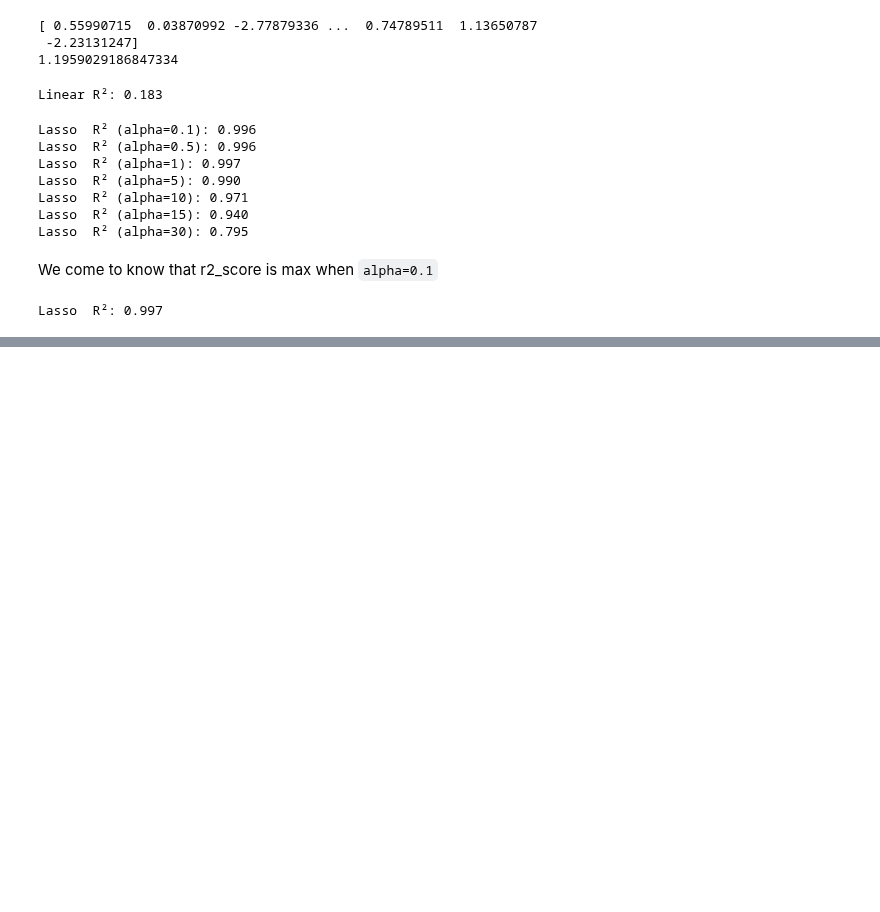
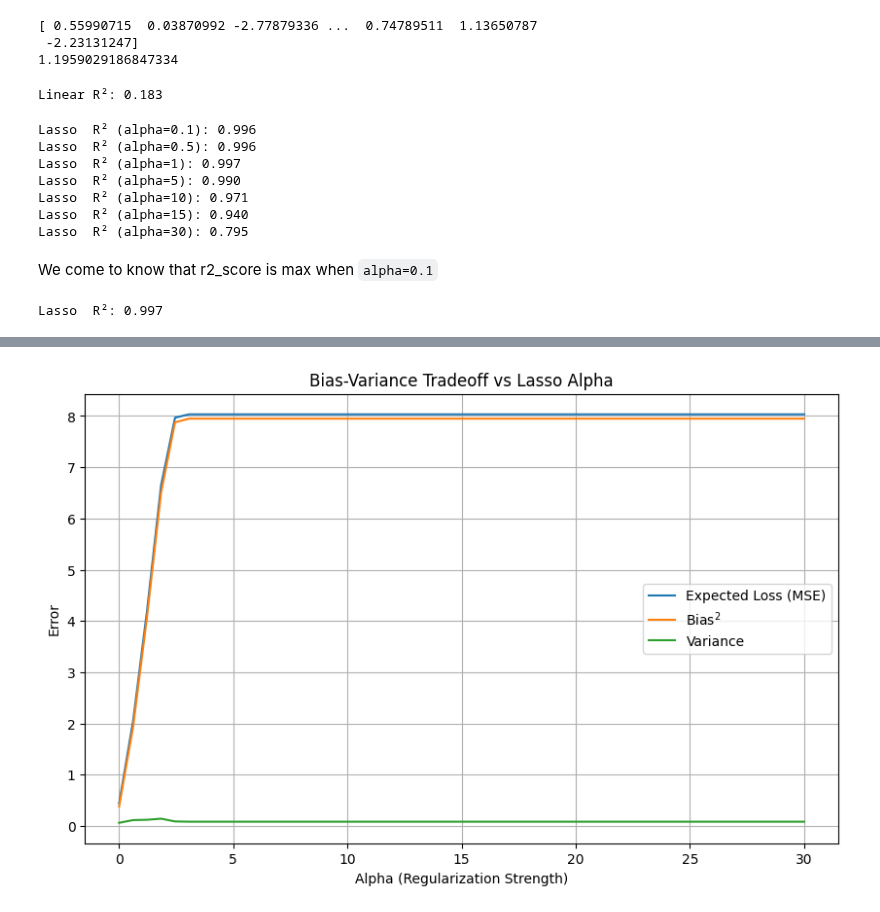
Before and after one commit to ahmedfakhar747/machine-learning-notebooks, a Jupyter notebook: 36_Lasso_Regression_and_Regularization.ipynb, the cells around one changed output, grey strips where cells are left out. Drawn from its saved outputs; the diff is of its cells as text; code cells hidden in the pictures; blank space fills up the shorter version.

```diff
--- a/36_Lasso_Regression_and_Regularization.ipynb
+++ b/36_Lasso_Regression_and_Regularization.ipynb
@@ -112,0 +235,43 @@ plt.show()
+# %%
+from mlxtend.evaluate import bias_variance_decomp
+
+alphas = np.linspace(0.01, 30, 50)
+
+X_tr = np.asarray(X_train)
+y_tr = np.asarray(y_train)
+X_te = np.asarray(X_test)
+y_te = np.asarray(y_test)
+
+loss, bias, variance = [], [], []
+
+for i in alphas:
+    # Scale features inside a Pipeline to guarantee convergence in every bootstrap round
+    reg = make_pipeline(
+        StandardScaler(),
+        Lasso(alpha=i, max_iter=10000, tol=1e-3)
+    )
+
+    avg_expected_loss, avg_bias, avg_var = bias_variance_decomp(
+        reg, X_tr, y_tr, X_te, y_te,
+        loss='mse',
+        num_rounds=50,
+        random_seed=123
+    )
+
+    loss.append(avg_expected_loss)
+    bias.append(avg_bias)
+    variance.append(avg_var)
+# %%
+# Plotting the trade-off curve
+plt.figure(figsize=(10, 6))
+plt.plot(alphas, loss, label='Expected Loss (MSE)')
+plt.plot(alphas, bias, label='Bias$^2$')
+plt.plot(alphas, variance, label='Variance')
+plt.xlabel('Alpha (Regularization Strength)')
+plt.ylabel('Error')
+plt.title('Bias-Variance Tradeoff vs Lasso Alpha')
+plt.legend()
+plt.grid(True)
+plt.show()
+# %% [output]
+[figure, added]
```
Also changed, not shown: parts of 23 cells of this notebook.
